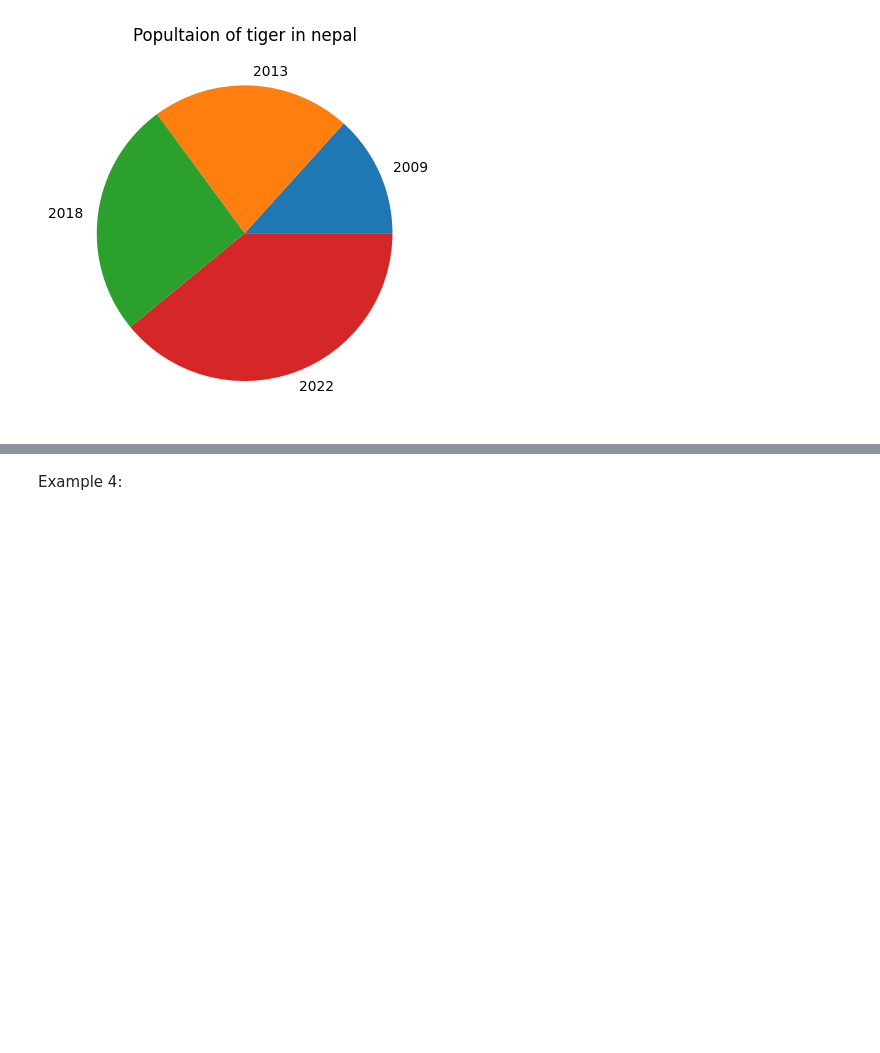
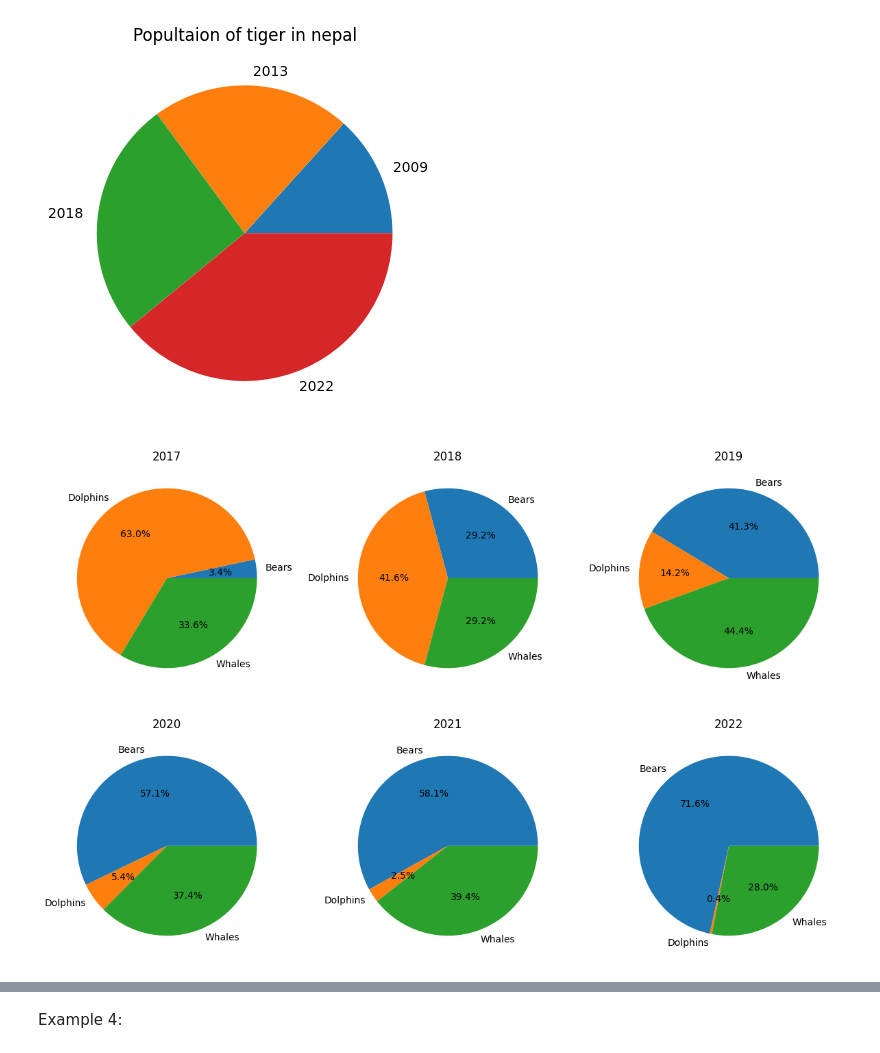
Before and after one commit to RIPBloxy/SEM2_Computational_Math_workshops, a Jupyter notebook: week4mathworkshop.ipynb, the cells around one changed output, grey strips where cells are left out. Saved outputs shown, nothing was run; the diff lists cells and outputs as text; code cells hidden in the pictures; blank space fills up the shorter version.

```diff
--- a/week4mathworkshop.ipynb
+++ b/week4mathworkshop.ipynb
@@ -76,3 +76,26 @@ plt.title("Popultaion of tiger in nepal")
 plt.show()
 # %% [output]
 [figure]
+# %%
+import matplotlib.pyplot as plt
+
+animals = ["Bears", "Dolphins", "Whales"]
+
+data = {
+    "2017": [8, 150, 80],
+    "2018": [54, 77, 54],
+    "2019": [93, 32, 100],
+    "2020": [116, 11, 76],
+    "2021": [137, 6, 93],
+    "2022": [184, 1, 72]
+}
+fig, axes = plt.subplots(2, 3, figsize=(12, 8))
+axes = axes.flatten()
+for i, (year, values) in enumerate(data.items()):
+    axes[i].pie(values, labels=animals, autopct='%1.1f%%')
+    axes[i].set_title(year)
+
+plt.tight_layout()
+plt.show()
+# %% [output]
+[figure, added]
```
Also changed, not shown: parts of 3 cells of this notebook.
